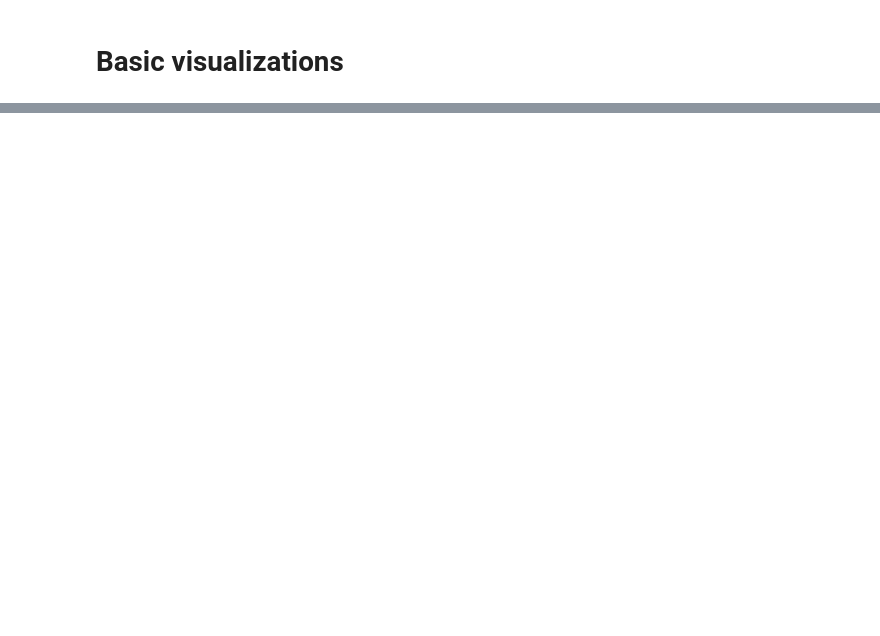
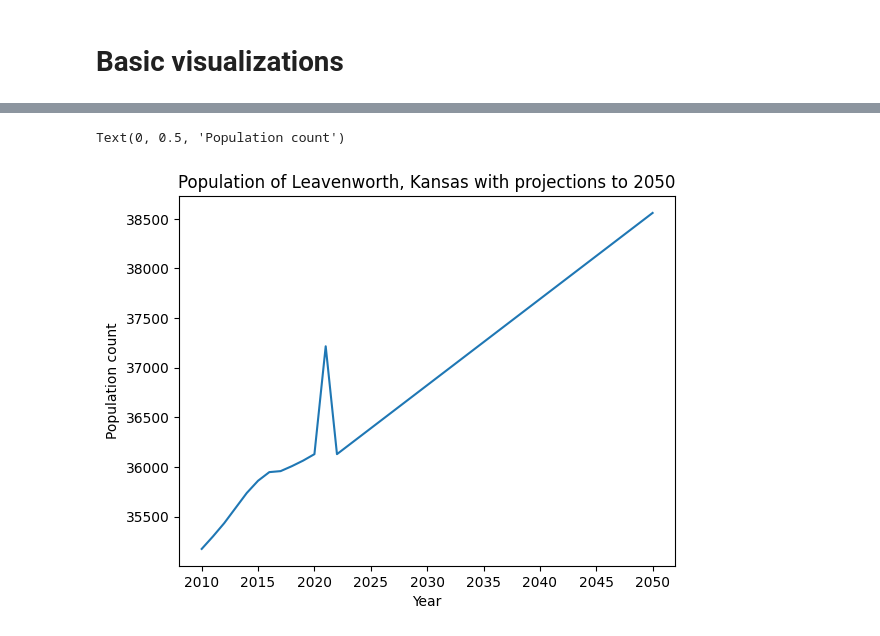
Before and after one commit to ZachBowyer/data-512-common_analysis, a Jupyter notebook: Src/Extended_Analysis.ipynb, the cells around one changed output, grey strips where cells are left out. Cells and saved outputs as stored; diff of their text form; code cells hidden in the pictures; blank space fills up the shorter version.

```diff
--- a/Src/Extended_Analysis.ipynb
+++ b/Src/Extended_Analysis.ipynb
@@ -151,0 +200,23 @@ print(EmploymentInfo["2010"])
+# %%
+population_estimates_with_projections = []
+years_with_projections = []
+
+#put in old data
+for i in range(len(years)):
+    years_with_projections.append(int(years[i]))
+    population_estimates_with_projections.append(population_estimates[i])
+
+# put in projected data
+for i in range(11, 40):
+    projected_pop = (((36129-35174)/11) * i) + 35174
+    population_estimates_with_projections.append(projected_pop)
+    years_with_projections.append(int(2011 + i))
+
+# Create plot
+plt.plot(years_with_projections, population_estimates_with_projections)
+plt.title("Population of Leavenworth, Kansas with projections to 2050")
+plt.xlabel("Year")
+plt.ylabel("Population count")
+# %% [output]
+Text(0, 0.5, 'Population count')
+[figure, added]
```
Also changed, not shown: parts of 18 cells of this notebook, 1 other file.
